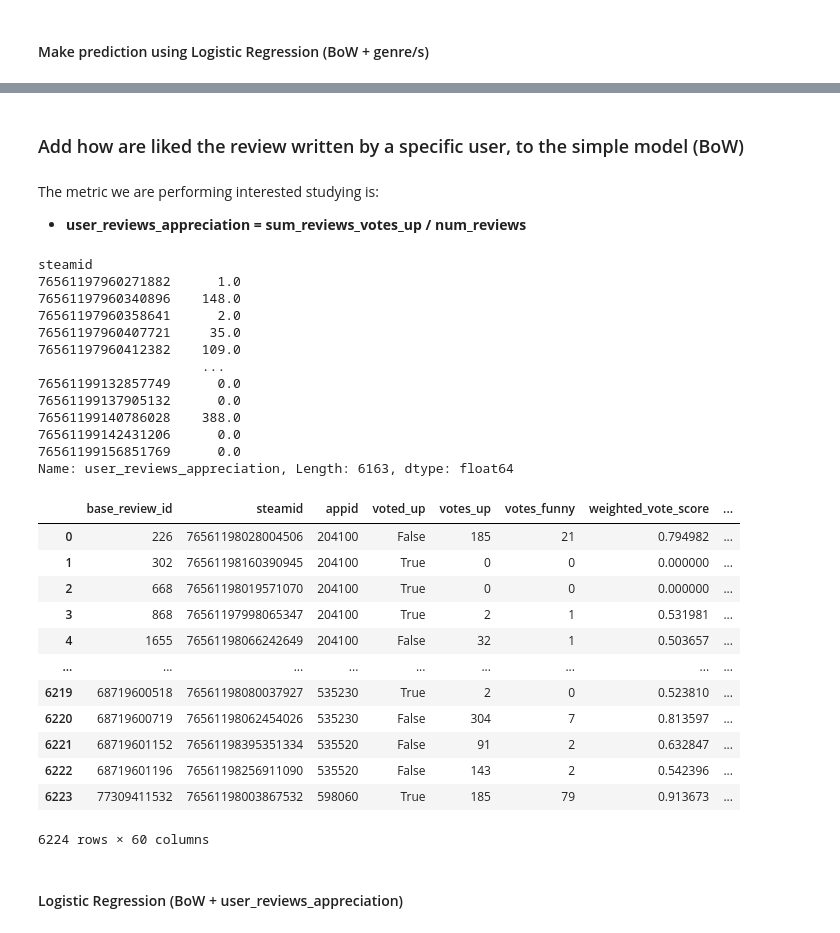
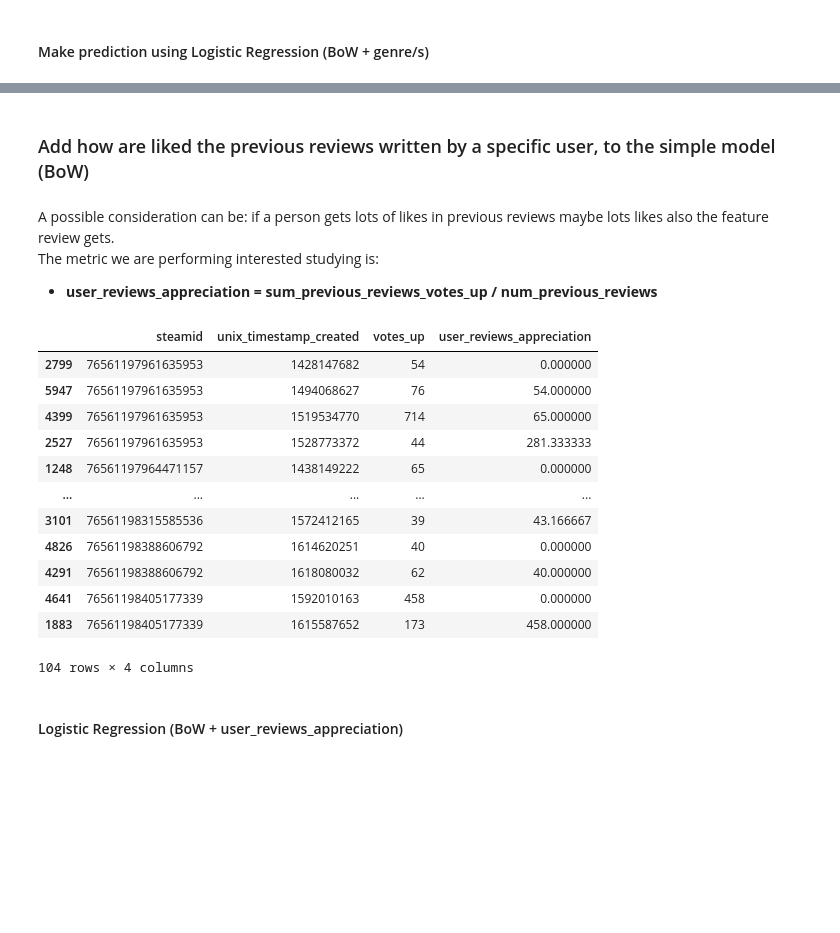
Before and after one commit to Amatofrancesco99/dsbda2022, a Jupyter notebook: notebooks/hypotheses/local/5th.ipynb, the cells around one changed output, grey strips where cells are left out. Drawn from its saved outputs; the diff is of its cells as text; code cells hidden in the pictures; blank space fills up the shorter version.

```diff
--- a/notebooks/hypotheses/local/5th.ipynb
+++ b/notebooks/hypotheses/local/5th.ipynb
@@ -291,43 +291,35 @@ This result shows that adding the genre/s to the model produces overfitting (the
 # %% [markdown]
-### Add how are liked the review written by a specific user, to the simple model (BoW)
+### Add how are liked the previous reviews written by a specific user, to the simple model (BoW)
-# %% [markdown]
-The metric we are performing interested studying is:
- - **user_reviews_appreciation = sum_reviews_votes_up / num_reviews**
-# %%
-user_reviews_appreciation = restricted_and_games_df.groupby('steamid')['votes_up'].sum() / restricted_and_games_df.groupby('steamid').size()
-user_reviews_appreciation.name = 'user_reviews_appreciation'
-user_reviews_appreciation
-# %% [output]
-steamid
-76561197960271882      1.0
-76561197960340896    148.0
-76561197960358641      2.0
-76561197960407721     35.0
-76561197960412382    109.0
-                     ...
-76561199132857749      0.0
-76561199137905132      0.0
-76561199140786028    388.0
-76561199142431206      0.0
-76561199156851769      0.0
-Name: user_reviews_appreciation, Length: 6163, dtype: float64
-# %%
-restricted_and_games_df = restricted_and_games_df.merge(user_reviews_appreciation, on='steamid', how='left')
-restricted_and_games_df
-# %% [output]
-|  | base_review_id | steamid | appid | voted_up | votes_up | votes_funny | weighted_vote_score | ... |
-| 0 | 226 | 76561198028004506 | 204100 | False | 185 | 21 | 0.794982 | ... |
-| 1 | 302 | 76561198160390945 | 204100 | True | 0 | 0 | 0.000000 | ... |
-| 2 | 668 | 76561198019571070 | 204100 | True | 0 | 0 | 0.000000 | ... |
-| 3 | 868 | 76561197998065347 | 204100 | True | 2 | 1 | 0.531981 | ... |
-| 4 | 1655 | 76561198066242649 | 204100 | False | 32 | 1 | 0.503657 | ... |
-| ... | ... | ... | ... | ... | ... | ... | ... | ... |
-| 6219 | 68719600518 | 76561198080037927 | 535230 | True | 2 | 0 | 0.523810 | ... |
-| 6220 | 68719600719 | 76561198062454026 | 535230 | False | 304 | 7 | 0.813597 | ... |
-| 6221 | 68719601152 | 76561198395351334 | 535520 | False | 91 | 2 | 0.632847 | ... |
-| 6222 | 68719601196 | 76561198256911090 | 535520 | False | 143 | 2 | 0.542396 | ... |
-| 6223 | 77309411532 | 76561198003867532 | 598060 | True | 185 | 79 | 0.913673 | ... |
-6224 rows × 60 columns
+# %% [markdown]
+A possible consideration can be: if a person gets lots of likes in previous reviews maybe lots likes also the feature review gets.
+<br>
+The metric we are performing interested studying is:
+ - **user_reviews_appreciation = sum_previous_reviews_votes_up / num_previous_reviews**
+# %%
+restricted_and_games_df['user_reviews_appreciation'] = (restricted_and_games_df
+                                                        .sort_values(by='unix_timestamp_created')
+                                                        .groupby('steamid')['votes_up']
+                                                        .apply(lambda x: x.shift().expanding().mean())
+                                                        ).fillna(0)
+
+# Show how it works
+restricted_and_games_df[restricted_and_games_df.duplicated('steamid', keep=False)]\
+    .sort_values(by=['steamid', 'unix_timestamp_created'])\
+    [['steamid', 'unix_timestamp_created', 'votes_up', 'user_reviews_appreciation']]
+# %% [output]
+|  | steamid | unix_timestamp_created | votes_up | user_reviews_appreciation |
+| 2799 | 76561197961635953 | 1428147682 | 54 | 0.000000 |
+| 5947 | 76561197961635953 | 1494068627 | 76 | 54.000000 |
+| 4399 | 76561197961635953 | 1519534770 | 714 | 65.000000 |
+| 2527 | 76561197961635953 | 1528773372 | 44 | 281.333333 |
+| 1248 | 76561197964471157 | 1438149222 | 65 | 0.000000 |
+| ... | ... | ... | ... | ... |
+| 3101 | 76561198315585536 | 1572412165 | 39 | 43.166667 |
+| 4826 | 76561198388606792 | 1614620251 | 40 | 0.000000 |
+| 4291 | 76561198388606792 | 1618080032 | 62 | 40.000000 |
+| 4641 | 76561198405177339 | 1592010163 | 458 | 0.000000 |
+| 1883 | 76561198405177339 | 1615587652 | 173 | 458.000000 |
+104 rows × 4 columns
 # %%
 # Normalize user reviews appreciation
 x2 = np.array(restricted_and_games_df['user_reviews_appreciation'])[:, np.newaxis]
```
Also changed, not shown: parts of 23 cells of this notebook.
